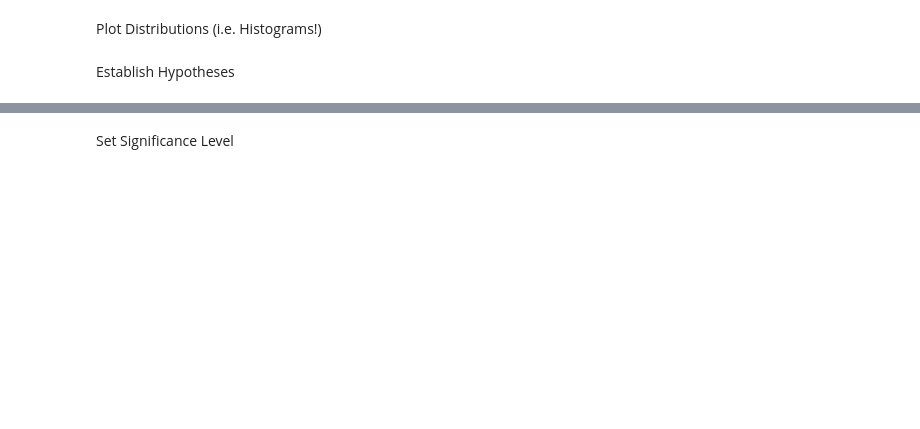
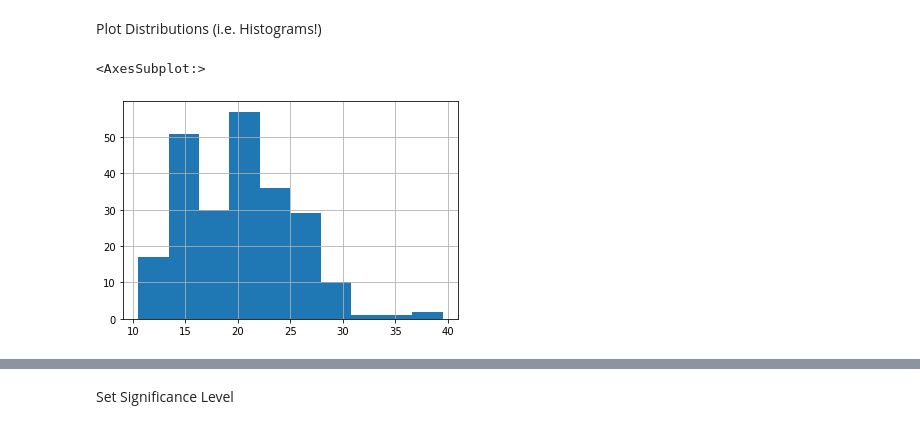
Before and after one commit to joshuamchavez2/statistics-exercises, a Jupyter notebook: hypothesis_testing.ipynb, the cells around one changed output, grey strips where cells are left out. Drawn from its saved outputs; the diff is of its cells as text; code cells hidden in the pictures; blank space fills up the shorter version.

```diff
--- a/hypothesis_testing.ipynb
+++ b/hypothesis_testing.ipynb
@@ -125,2 +135,4 @@ df.head()
 # %% [markdown]
 ## Is there a difference in fuel-efficiency in cars from 2008 vs 1999?
+# %%
+df["Avg"] = (df["cty"] + df["hwy"])/2
@@ -127,5 +148,8 @@ df.head()
 # %% [markdown]
 Plot Distributions (i.e. Histograms!)
-# %% [markdown]
-Establish Hypotheses
+# %%
+df.Avg.hist()
+# %% [output]
+<AxesSubplot:>
+[figure, added]
 # %%
```
Also changed, not shown: parts of 44 cells of this notebook.
